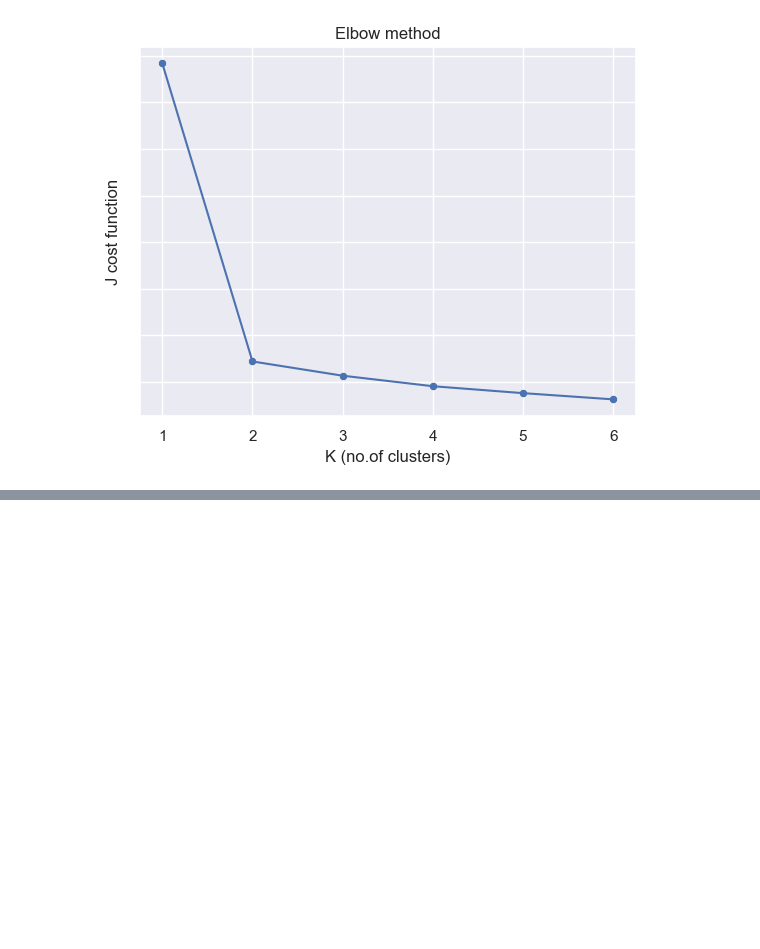
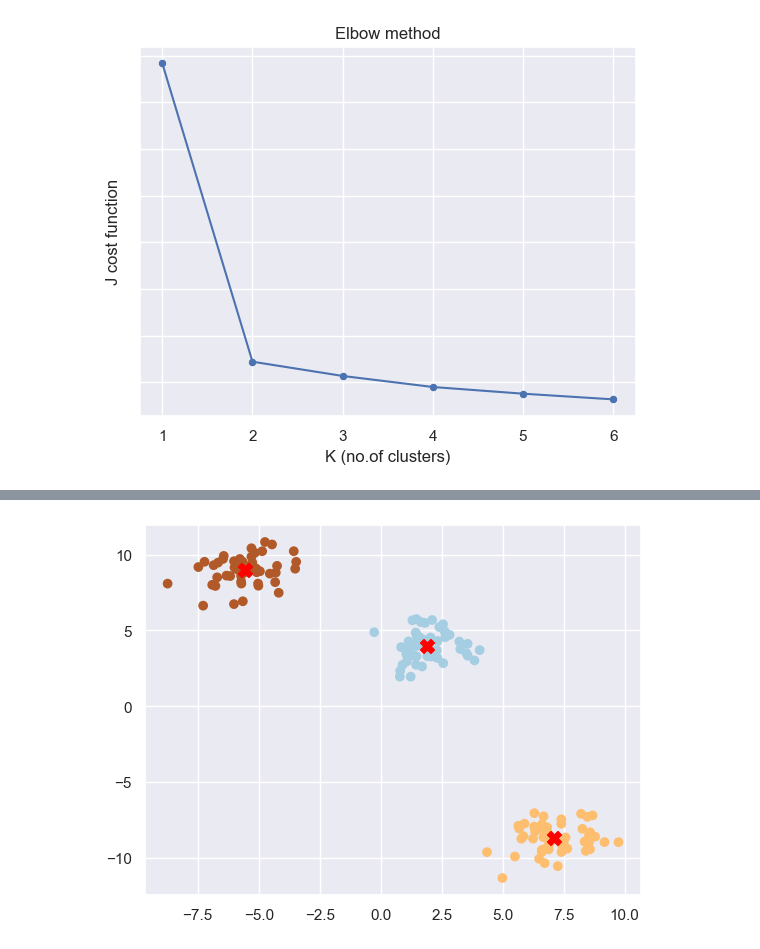
Before and after one commit to 4ursmile/SpectralClustering, a Jupyter notebook: Kmeans.ipynb, the cells around one changed output, grey strips where cells are left out. Saved outputs shown, nothing was run; the diff lists cells and outputs as text; code cells hidden in the pictures; blank space fills up the shorter version.

```diff
--- a/Kmeans.ipynb
+++ b/Kmeans.ipynb
@@ -56,0 +75,9 @@ ElbowPlot(data=X, Action='save')
+# %%
+kMeans = KMeans(n_clusters=3).fit(X)
+centers =  kMeans.cluster_centers_
+plt.scatter(X[:,0], X[:,1],c = kMeans.labels_,cmap=mplt.colors.ListedColormap(colors))
+plt.scatter(centers[:,0], centers[:,1], marker = 'X', s = 100, color = 'red')
+plt.savefig(fname = 'KmeansRightCentroid.png', dpi=300, transparent=False,bbox_inches='tight')
+plt.show()
+# %% [output]
+[figure, added]
```
Also changed, not shown: parts of 8 cells of this notebook, 24 other files.
